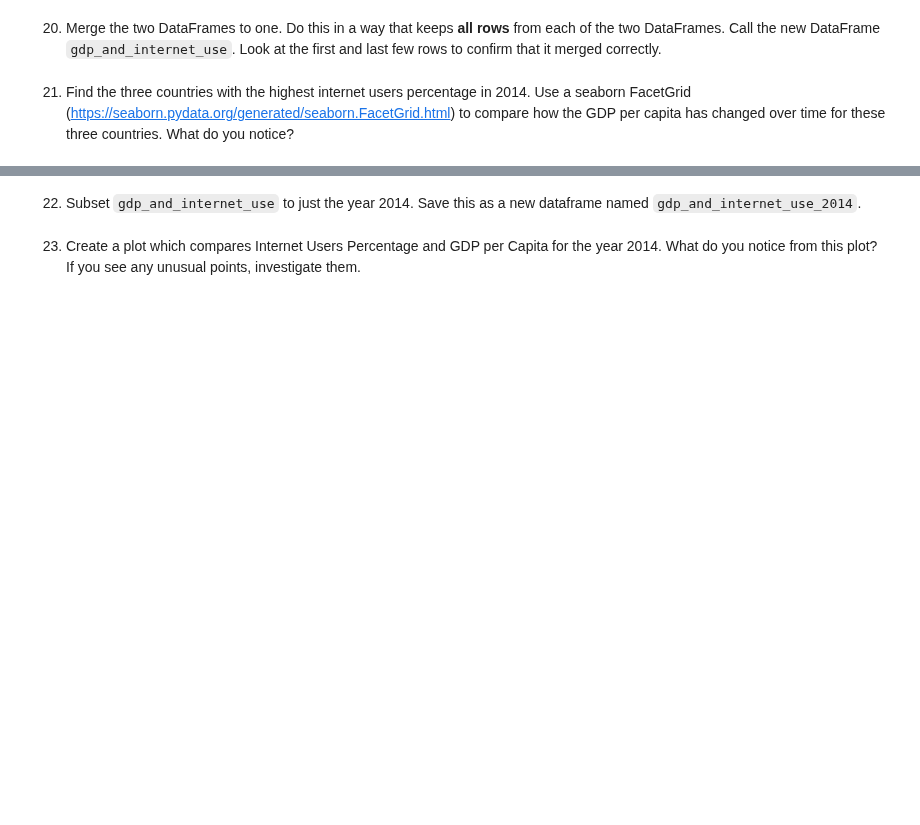
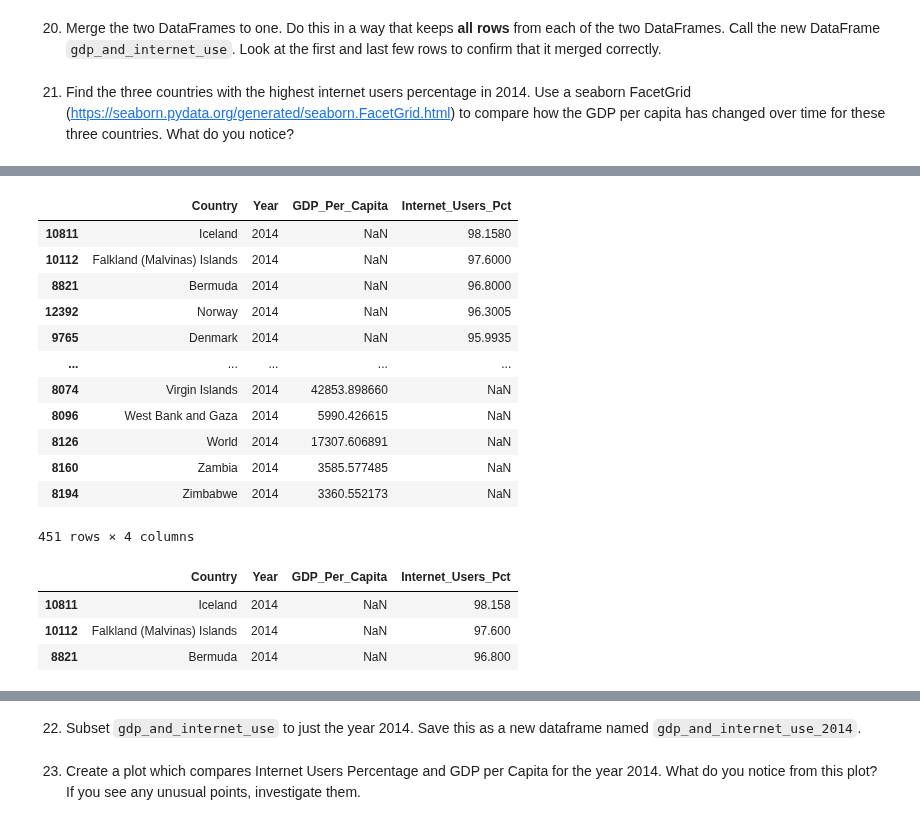
Before and after one commit to NSS-Data-Analytics-Cohort-14/gdp-and-internet-usage-kshaffer93, a Jupyter notebook: notebooks/example.ipynb, the cells around one changed output, grey strips where cells are left out. Saved outputs shown, nothing was run; the diff lists cells and outputs as text; code cells hidden in the pictures; blank space fills up the shorter version.

```diff
--- a/notebooks/example.ipynb
+++ b/notebooks/example.ipynb
@@ -550,5 +550,7 @@ Zimbabwe               17
 Name: Internet_Users_Pct, Length: 227, dtype: int64
 # %% [markdown]
 20. Merge the two DataFrames to one. Do this in a way that keeps **all rows** from each of the two DataFrames. Call the new DataFrame `gdp_and_internet_use`. Look at the first and last few rows to confirm that it merged correctly.
+# %%
+gdp_and_internet_use = pd.concat([gdp_df, internet_df], ignore_index=True, sort=False)
 # %% [markdown]
 21. Find the three countries with the highest internet users percentage in 2014. Use a seaborn FacetGrid (https://seaborn.pydata.org/generated/seaborn.FacetGrid.html) to compare how the GDP per capita has changed over time for these three countries. What do you notice?
@@ -554,0 +566,2 @@ Name: Internet_Users_Pct, Length: 227, dtype: int64
+# %%
+gdp_and_internet_2014 = gdp_and_internet_use[gdp_and_internet_use["Year"] == 2014]
@@ -554,0 +577,18 @@ Name: Internet_Users_Pct, Length: 227, dtype: int64
+# %%
+sorted = gdp_and_internet_2014.sort_values(by=['Internet_Users_Pct'], ascending=False)
+# %%
+sorted
+# %% [output]
+|  | Country | Year | GDP_Per_Capita | Internet_Users_Pct |
+| 10811 | Iceland | 2014 | NaN | 98.1580 |
+| 10112 | Falkland (Malvinas) Islands | 2014 | NaN | 97.6000 |
+| 8821 | Bermuda | 2014 | NaN | 96.8000 |
+| 12392 | Norway | 2014 | NaN | 96.3005 |
+| 9765 | Denmark | 2014 | NaN | 95.9935 |
+| ... | ... | ... | ... | ... |
+| 8074 | Virgin Islands | 2014 | 42853.898660 | NaN |
+| 8096 | West Bank and Gaza | 2014 | 5990.426615 | NaN |
+| 8126 | World | 2014 | 17307.606891 | NaN |
+| 8160 | Zambia | 2014 | 3585.577485 | NaN |
+| 8194 | Zimbabwe | 2014 | 3360.552173 | NaN |
+451 rows × 4 columns
@@ -554,0 +597,7 @@ Name: Internet_Users_Pct, Length: 227, dtype: int64
+# %%
+top_3
+# %% [output]
+|  | Country | Year | GDP_Per_Capita | Internet_Users_Pct |
+| 10811 | Iceland | 2014 | NaN | 98.158 |
+| 10112 | Falkland (Malvinas) Islands | 2014 | NaN | 97.600 |
+| 8821 | Bermuda | 2014 | NaN | 96.800 |
```
Also changed, not shown: parts of 6 cells of this notebook.
